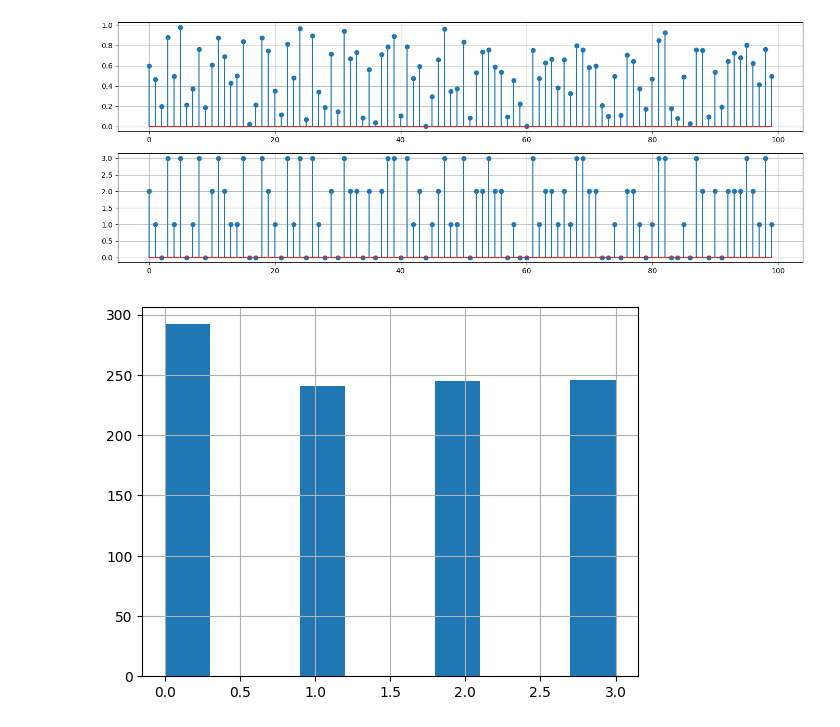
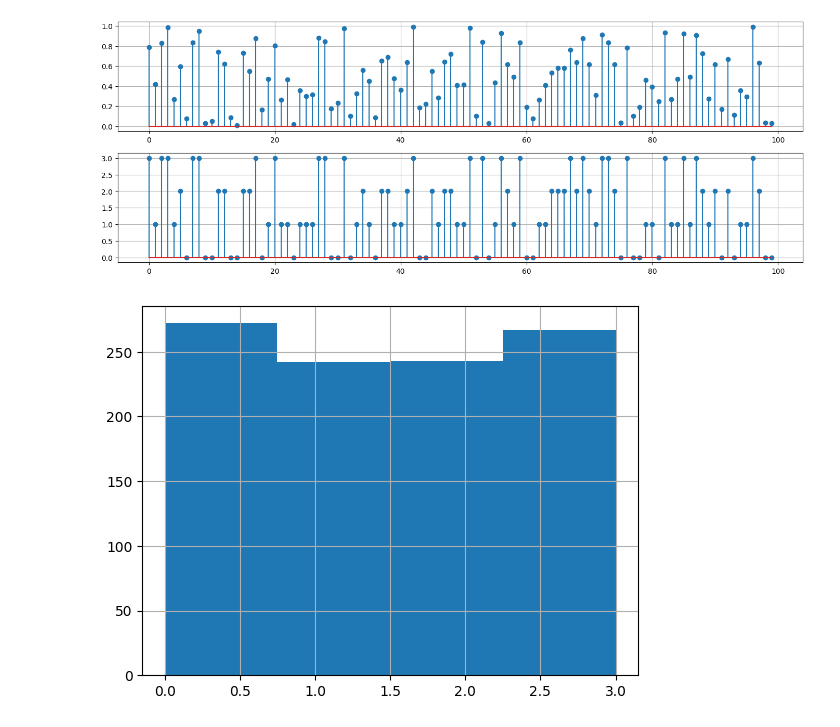
Before and after one commit to juanm-caceres24/SDR-Communication, a Jupyter notebook: LoRa Communication Simulation/LoRaCommunication-Simulation.ipynb, the cells around one changed output. Saved outputs shown, nothing was run; the diff lists cells and outputs as text; code cells hidden in the pictures.

```diff
--- a/LoRa Communication Simulation/LoRaCommunication-Simulation.ipynb
+++ b/LoRa Communication Simulation/LoRaCommunication-Simulation.ipynb
@@ -36,37 +36,37 @@ symbols = []                            # initialize the final symbols vector
 
 for i in range(N_SAMPLES):              # iterate N_SAMPLES times
     j = 0                               # store the index of the symbols to be used
     accumulator = 1 / 2**SF             # initialize the accumulator
     while accumulator < z[i]:           # if the accumulator stills below of the generated random number, add the next probability
         j += 1                          # move to the next index of the symbols vector
         accumulator += 1 / 2**SF        # accumulate the next probability
-    symbols.append(SYMBOLS[j])          # store the final symbols, associated to the random number generated
+    symbols.append(SYMBOLS[j])          # store the final symbol, associated to the random number generated
 
 #
 # >> DEBUG
 #
 
 if DEBUG_PHASE_0:
 
     plt.figure(figsize=(17, 3 * 2))
 
     plt.subplot(2, 1, 1)
     plt.stem(z[0:100])
     plt.grid(True)
 
     plt.subplot(2, 1, 2)
     plt.stem(symbols[0:100])
     plt.grid(True)
 
     plt.show(True)
 
-    plt.hist(symbols)
+    plt.hist(symbols, bins=2**SF)
     plt.grid(True)
 
     plt.show(True)
 # %% [output]
-[figure, old version]
+[figure, new version]
-[figure, old version]
+[figure, new version]
 # %%
 #
 # >> base function generation phase
```
Also changed, not shown: parts of 8 cells of this notebook, 1 other file.
